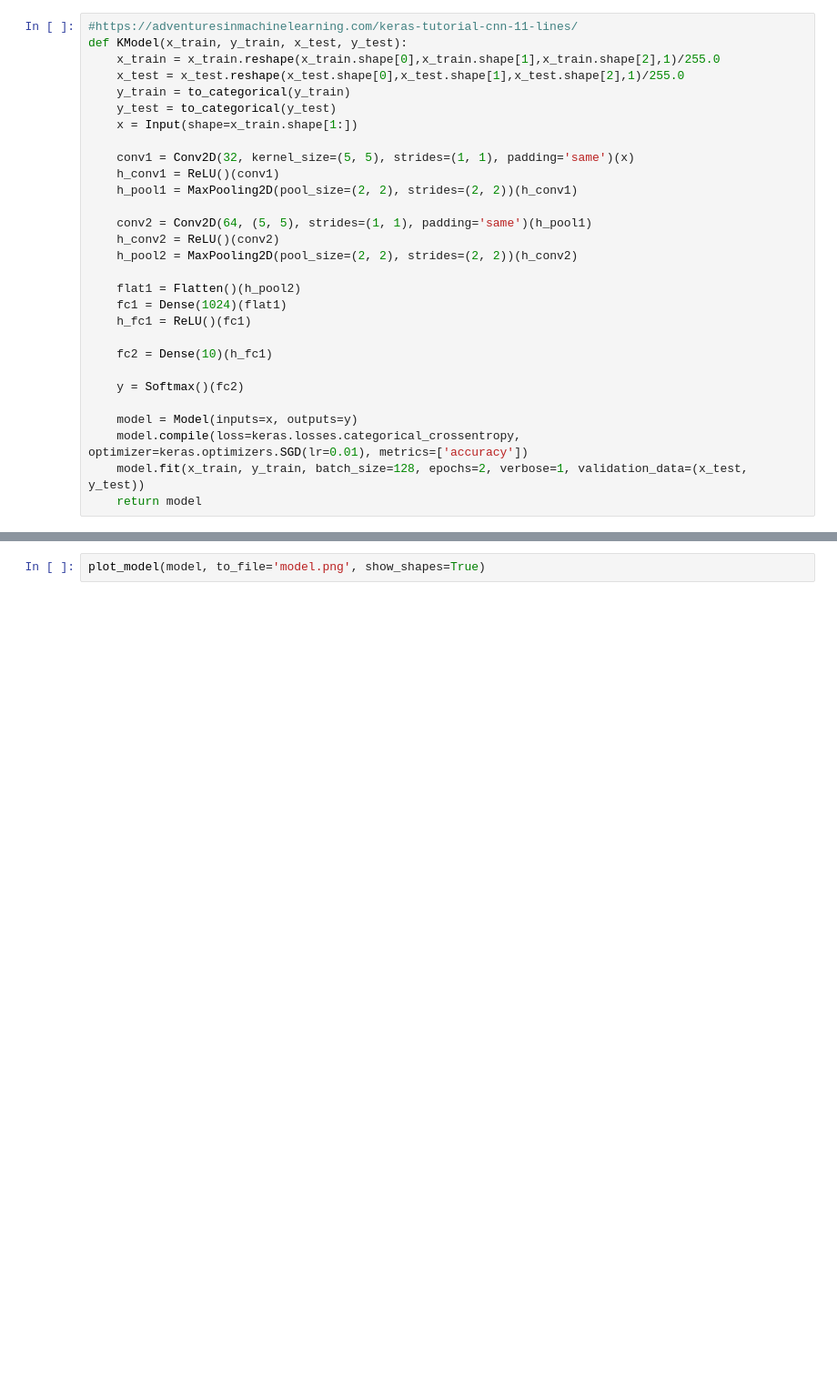
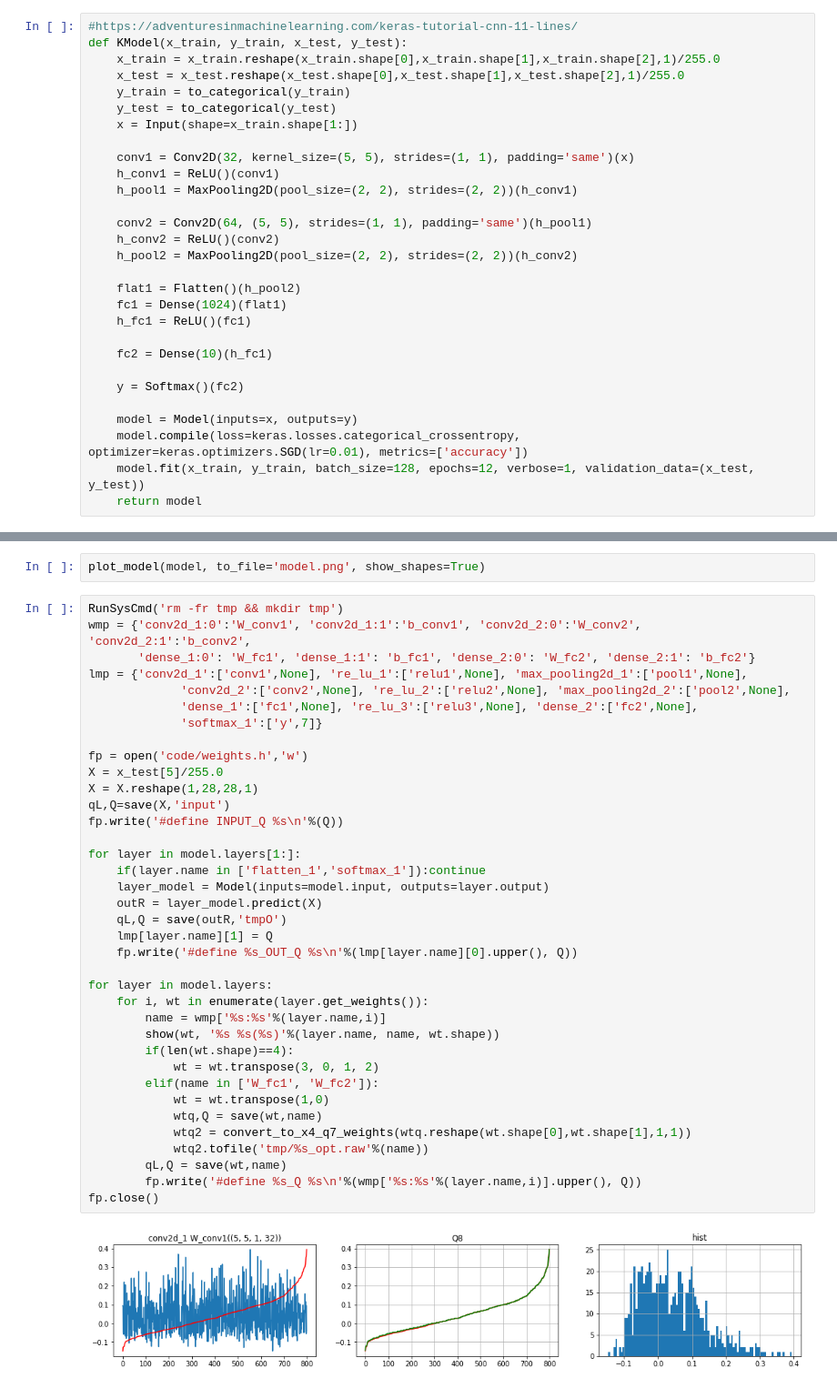
Before and after one commit to autoas/CMSIS_5, a Jupyter notebook: CMSIS/NN/Examples/ARM/arm_nn_examples/mnist/mnist-on-keras.ipynb, the cells around one changed output, grey strips where cells are left out. Shown: that part at 91% size. Saved outputs shown, nothing was run; the diff lists cells and outputs as text; blank space fills up the shorter version.

```diff
--- a/CMSIS/NN/Examples/ARM/arm_nn_examples/mnist/mnist-on-keras.ipynb
+++ b/CMSIS/NN/Examples/ARM/arm_nn_examples/mnist/mnist-on-keras.ipynb
@@ -41,7 +198,7 @@ def KModel(x_train, y_train, x_test, y_test):
 
     model = Model(inputs=x, outputs=y)
     model.compile(loss=keras.losses.categorical_crossentropy, optimizer=keras.optimizers.SGD(lr=0.01), metrics=['accuracy'])
-    model.fit(x_train, y_train, batch_size=128, epochs=2, verbose=1, validation_data=(x_test, y_test))
+    model.fit(x_train, y_train, batch_size=128, epochs=12, verbose=1, validation_data=(x_test, y_test))
     return model
 # %%
 (x_train, y_train), (x_test, y_test) = mnist.load_data()
@@ -54,2 +233,41 @@ else:
 # %%
 plot_model(model, to_file='model.png', show_shapes=True)
+# %%
+RunSysCmd('rm -fr tmp && mkdir tmp')
+wmp = {'conv2d_1:0':'W_conv1', 'conv2d_1:1':'b_conv1', 'conv2d_2:0':'W_conv2', 'conv2d_2:1':'b_conv2',
+       'dense_1:0': 'W_fc1', 'dense_1:1': 'b_fc1', 'dense_2:0': 'W_fc2', 'dense_2:1': 'b_fc2'}
+lmp = {'conv2d_1':['conv1',None], 're_lu_1':['relu1',None], 'max_pooling2d_1':['pool1',None],
+             'conv2d_2':['conv2',None], 're_lu_2':['relu2',None], 'max_pooling2d_2':['pool2',None],
+             'dense_1':['fc1',None], 're_lu_3':['relu3',None], 'dense_2':['fc2',None],
+             'softmax_1':['y',7]}
+
+fp = open('code/weights.h','w')
+X = x_test[5]/255.0
+X = X.reshape(1,28,28,1)
+qL,Q=save(X,'input')
+fp.write('#define INPUT_Q %s\n'%(Q))
+
+for layer in model.layers[1:]:
+    if(layer.name in ['flatten_1','softmax_1']):continue
+    layer_model = Model(inputs=model.input, outputs=layer.output)
+    outR = layer_model.predict(X)
+    qL,Q = save(outR,'tmpO')
+    lmp[layer.name][1] = Q
+    fp.write('#define %s_OUT_Q %s\n'%(lmp[layer.name][0].upper(), Q))
+
+for layer in model.layers:
+    for i, wt in enumerate(layer.get_weights()):
+        name = wmp['%s:%s'%(layer.name,i)]
+        show(wt, '%s %s(%s)'%(layer.name, name, wt.shape))
+        if(len(wt.shape)==4):
+            wt = wt.transpose(3, 0, 1, 2)
+        elif(name in ['W_fc1', 'W_fc2']):
+            wt = wt.transpose(1,0)
+            wtq,Q = save(wt,name)
+            wtq2 = convert_to_x4_q7_weights(wtq.reshape(wt.shape[0],wt.shape[1],1,1))
+            wtq2.tofile('tmp/%s_opt.raw'%(name))
+        qL,Q = save(wt,name)
+        fp.write('#define %s_Q %s\n'%(wmp['%s:%s'%(layer.name,i)].upper(), Q))
+fp.close()
+# %% [output]
+[figure, added]
```
Also changed, not shown: parts of 8 cells of this notebook, 12 other files.
